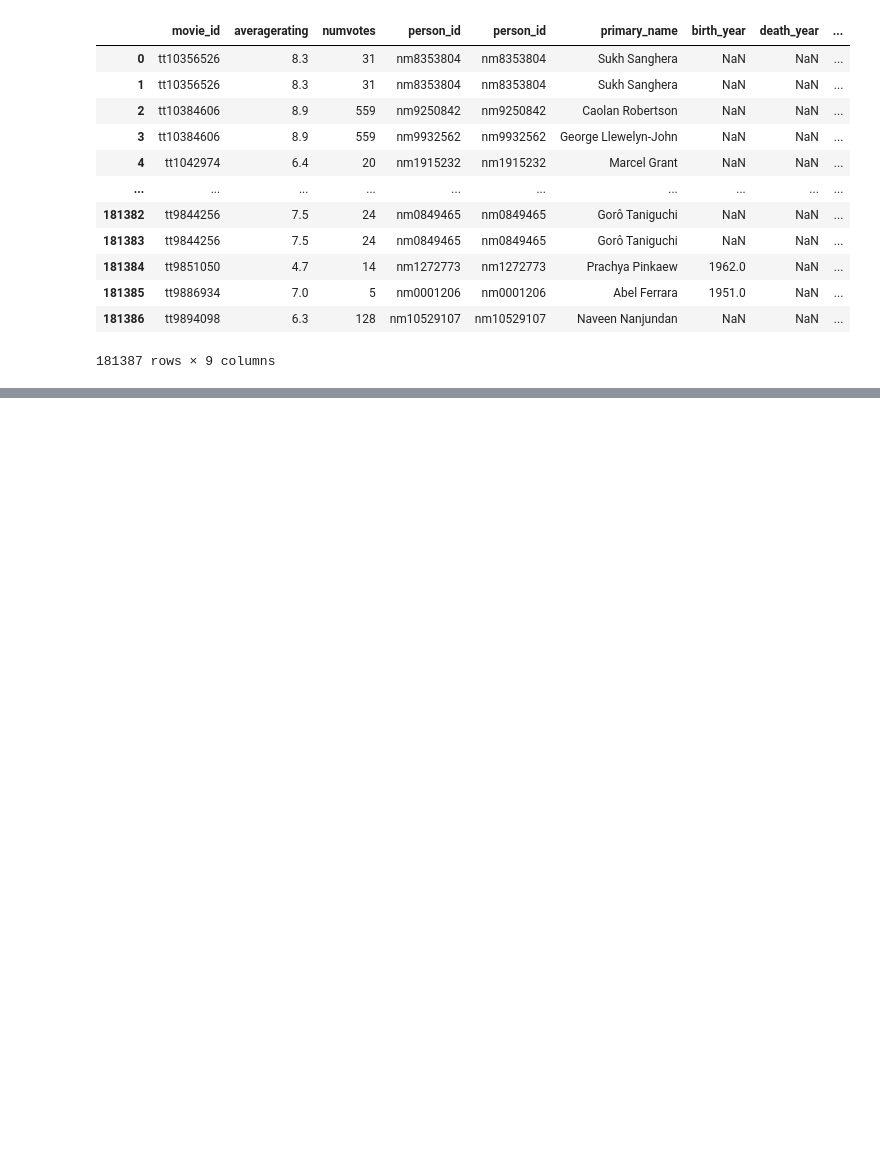
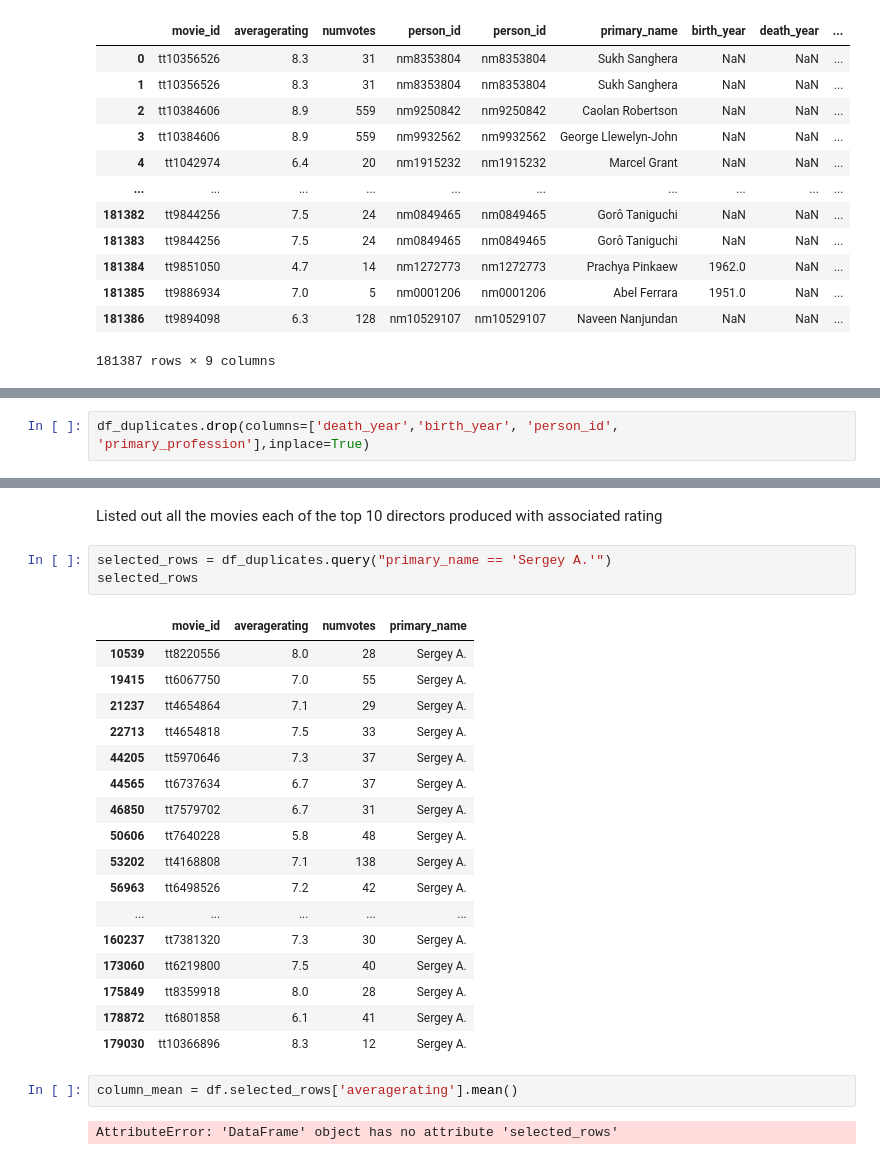
Before and after one commit to ZeejahWaseem/Capstone_Project, a Jupyter notebook: Notebooks/Hannah_Folder/Hannah.ipynb, the cells around one changed output, grey strips where cells are left out. Saved outputs shown, nothing was run; the diff lists cells and outputs as text; blank space fills up the shorter version.

```diff
--- a/Notebooks/Hannah_Folder/Hannah.ipynb
+++ b/Notebooks/Hannah_Folder/Hannah.ipynb
@@ -86,0 +69,2 @@ df_directors.tail(20)
+# %%
+df_duplicates.drop(columns=['death_year','birth_year', 'person_id', 'primary_profession'],inplace=True)
@@ -86,0 +156,27 @@ df_directors.tail(20)
+# %% [markdown]
+Listed out all the movies each of the top 10 directors produced with associated rating
+# %%
+selected_rows = df_duplicates.query("primary_name == 'Sergey A.'")
+selected_rows
+# %% [output]
+|  | movie_id | averagerating | numvotes | primary_name |
+| 10539 | tt8220556 | 8.0 | 28 | Sergey A. |
+| 19415 | tt6067750 | 7.0 | 55 | Sergey A. |
+| 21237 | tt4654864 | 7.1 | 29 | Sergey A. |
+| 22713 | tt4654818 | 7.5 | 33 | Sergey A. |
+| 44205 | tt5970646 | 7.3 | 37 | Sergey A. |
+| 44565 | tt6737634 | 6.7 | 37 | Sergey A. |
+| 46850 | tt7579702 | 6.7 | 31 | Sergey A. |
+| 50606 | tt7640228 | 5.8 | 48 | Sergey A. |
+| 53202 | tt4168808 | 7.1 | 138 | Sergey A. |
+| 56963 | tt6498526 | 7.2 | 42 | Sergey A. |
+| ... | ... | ... | ... | ... |
+| 160237 | tt7381320 | 7.3 | 30 | Sergey A. |
+| 173060 | tt6219800 | 7.5 | 40 | Sergey A. |
+| 175849 | tt8359918 | 8.0 | 28 | Sergey A. |
+| 178872 | tt6801858 | 6.1 | 41 | Sergey A. |
+| 179030 | tt10366896 | 8.3 | 12 | Sergey A. |
+# %%
+column_mean = df.selected_rows['averagerating'].mean()
+# %% [output]
+AttributeError: 'DataFrame' object has no attribute 'selected_rows'
```
Also changed, not shown: parts of 14 cells of this notebook.
